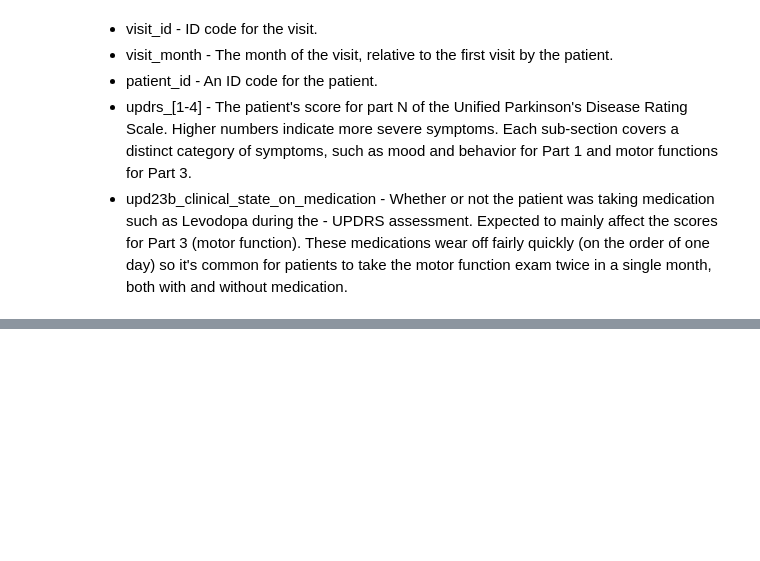
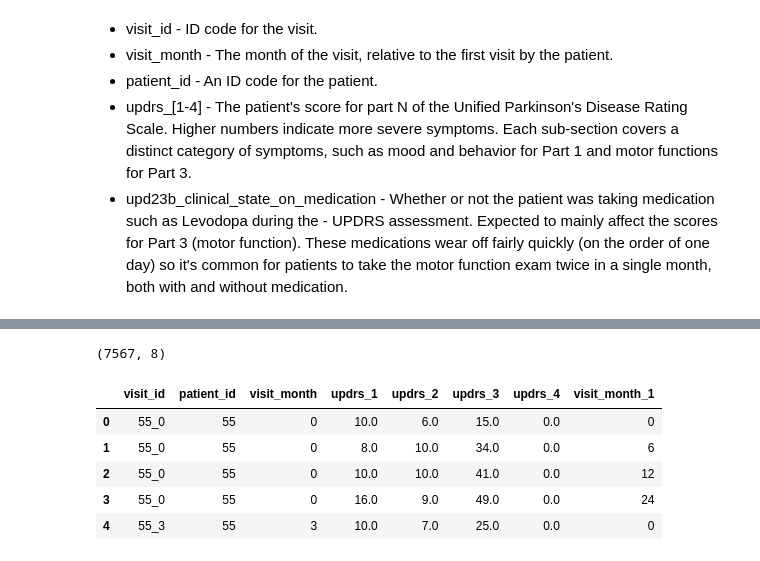
Before and after one commit to qts77nujab77es/parkinson, a Jupyter notebook: analysis.ipynb, the cells around one changed output, grey strips where cells are left out. Drawn from its saved outputs; the diff is of its cells as text; code cells hidden in the pictures; blank space fills up the shorter version.

```diff
--- a/analysis.ipynb
+++ b/analysis.ipynb
@@ -83,3 +86,55 @@ train_clinical.head(7)
 | 4 | 55_12 | 55 | 12 | 10.0 | 10.0 | 41.0 | 0.0 | On |
 | 5 | 55_18 | 55 | 18 | 7.0 | 13.0 | 38.0 | 0.0 | On |
 | 6 | 55_24 | 55 | 24 | 16.0 | 9.0 | 49.0 | 0.0 | On |
+# %%
+# Creating targets
+id_cols = ['visit_id','patient_id','visit_month']
+target_cols = ['updrs_1','updrs_2','updrs_3','updrs_4']
+month_list  =  [0,6,12,24]
+
+# Sorting target_data by patient_id and visit_month
+target_data.sort_values(['patient_id','visit_month'],inplace=True)
+target_data.sort_values(['patient_id','visit_month'],inplace=True)
+
+# Imputing upd23b_clinical_state_on_medication by 'Off'
+target_data['upd23b_clinical_state_on_medication'].fillna('Off',inplace = True)
+target_data['upd23b_clinical_state_on_medication'] = target_data['upd23b_clinical_state_on_medication'].str.lower().str.strip()
+
+# Creating target variables
+target_data_cln4 = pd.DataFrame()
+visit_months  = target_data.visit_month.unique()
+unique_patient_ids = target_data.patient_id.unique()
+
+target_data_1 = pd.DataFrame()
+for p in tqdm.tqdm(unique_patient_ids):
+    p_data = target_data[target_data['patient_id'] == p].drop(columns = ['visit_id','upd23b_clinical_state_on_medication']).copy()
+    visit_months = list(p_data.visit_month.unique())
+    for v in visit_months:
+        for i in [0,6,12,24]:
+            temp = p_data[p_data['visit_month']==v+i].copy()
+            temp['visit_month_1'] = i
+            temp['visit_month'] = v
+            target_data_1 = pd.concat([target_data_1,temp],axis = 0)
+
+# Imputing updrs_4 with 0
+target_data_1.updrs_4.fillna(0,inplace = True)
+target_data_1.reset_index(drop = True,inplace = True)
+
+# Dropping missing values from the dataset
+target_data_1 = target_data_1.dropna().drop_duplicates()
+
+# Creating visit_id
+target_data_1['visit_id'] = target_data_1['patient_id'].astype(str) + '_' + target_data_1['visit_month'].astype(str)
+target_data_1 = target_data_1[id_cols + target_cols + ['visit_month_1']].copy()
+target_data_1.shape
+# %% [output]
+(7567, 8)
+# %%
+target_data_1.head()
+# %% [output]
+|  | visit_id | patient_id | visit_month | updrs_1 | updrs_2 | updrs_3 | updrs_4 | visit_month_1 |
+| 0 | 55_0 | 55 | 0 | 10.0 | 6.0 | 15.0 | 0.0 | 0 |
+| 1 | 55_0 | 55 | 0 | 8.0 | 10.0 | 34.0 | 0.0 | 6 |
+| 2 | 55_0 | 55 | 0 | 10.0 | 10.0 | 41.0 | 0.0 | 12 |
+| 3 | 55_0 | 55 | 0 | 16.0 | 9.0 | 49.0 | 0.0 | 24 |
+| 4 | 55_3 | 55 | 3 | 10.0 | 7.0 | 25.0 | 0.0 | 0 |
```
Also changed, not shown: parts of 19 cells of this notebook.
